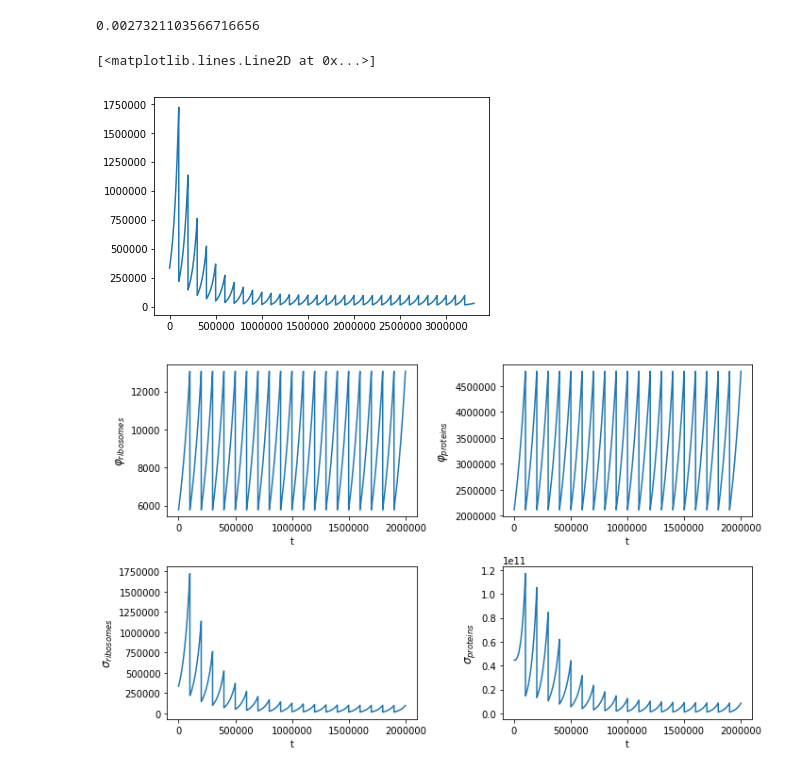
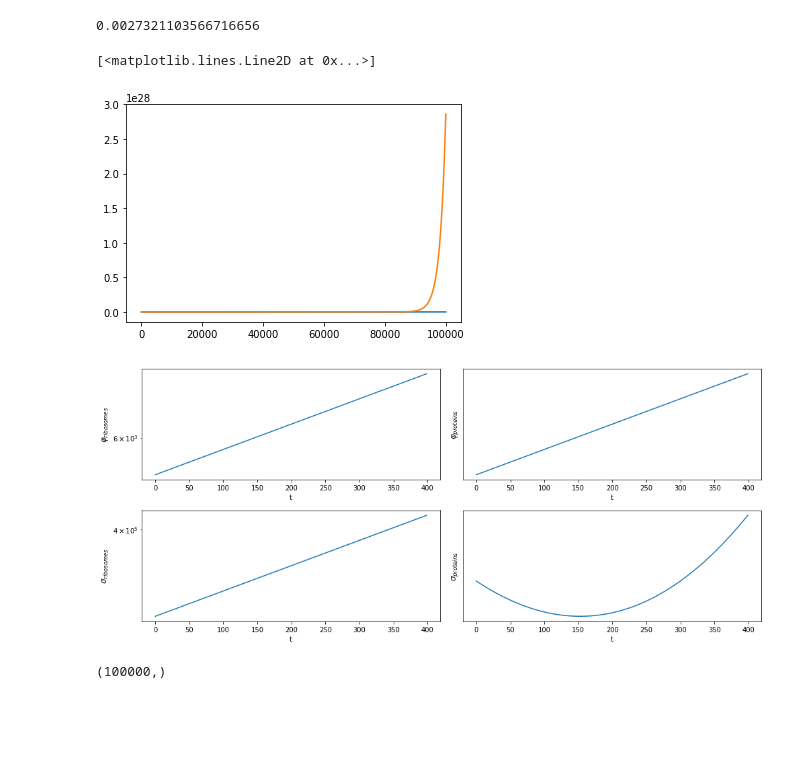
Before and after one commit to Ngort/Cellsim, a Jupyter notebook: Cellsim/MICollapse-real_scaling.ipynb, the cells around one changed output. Saved outputs shown, nothing was run; the diff lists cells and outputs as text; code cells hidden in the pictures; blank space fills up the shorter version.

Commit message:
Noise model heatmap

```diff
--- a/Cellsim/MICollapse-real_scaling.ipynb
+++ b/Cellsim/MICollapse-real_scaling.ipynb
@@ -248,48 +253,61 @@ class Trajectory:
         #
         #self.mi_prot = 0.5*self.rho_prot**2
 # %%
-traj = Trajectory(volume=1e-18)
+traj = Trajectory(volume=1e-18, division=False)
 #traj = Trajectory(volume=1e-18)
 
 #print(np.linspace(0, traj.final_time, traj.iterations))
 #print('banana')
-#plt.plot(traj.X_t[:,0])
+plt.plot(traj.X_t[:,0])
 #plt.yscale('log')
 #print(np.linspace(0, traj.final_time, traj.iterations))
 #print(traj.get_div_time(traj.volume))
 
 plt.plot(traj.V_t[:,0,0])
 #plt.yscale('log')
 #plt.xscale('log')
 # %% [output]
 [<matplotlib.lines.Line2D at 0x...>]
-[figure, old version]
+[figure, new version]
 # %%
-range_end = 2000000
+range_end = 400
 
-fig, axes = plt.subplots(2,2, figsize=(10,6))
+fig, axes = plt.subplots(2,2, figsize=(14,6))
+
+
 
 axes[0,0].plot(range(range_end),traj.X_t[0:range_end,0])
 axes[0,0].set_ylabel(r'$\varphi_{ribosomes}$', size=12)
 axes[0,0].set_xlabel(r't')
+axes[0,0].set_yscale('log')
 
 axes[0,1].plot(range(range_end),traj.X_t[0:range_end,1])
 axes[0,1].set_ylabel(r'$\varphi_{proteins}$', size=12)
 axes[0,1].set_xlabel(r't')
+axes[0,1].set_yscale('log')
 
 axes[1,0].plot(range(range_end),traj.V_t[0:range_end,0,0])
 axes[1,0].set_ylabel(r'$\sigma_{ribosomes}$', size=12)
 axes[1,0].set_xlabel(r't')
+axes[1,0].set_yscale('log')
 
 axes[1,1].plot(range(range_end),traj.V_t[0:range_end,1,1])
 axes[1,1].set_ylabel(r'$\sigma_{proteins}$', size=12)
 axes[1,1].set_xlabel(r't')
+axes[1,1].set_yscale('log')
 
 
 plt.tight_layout()
 plt.show()
 # %% [output]
-[figure, old version]
+[figure, new version]
+# %%
+traj.X_t[:,0].shape
+# range_end = 2000000
+
+# fig, axes = plt.subplots(2,2, figsize=(7,6))
+# %% [output]
+(100000,)
 # %%
 range_end = 1000000
 
```
Also changed, not shown: parts of 9 cells of this notebook.
